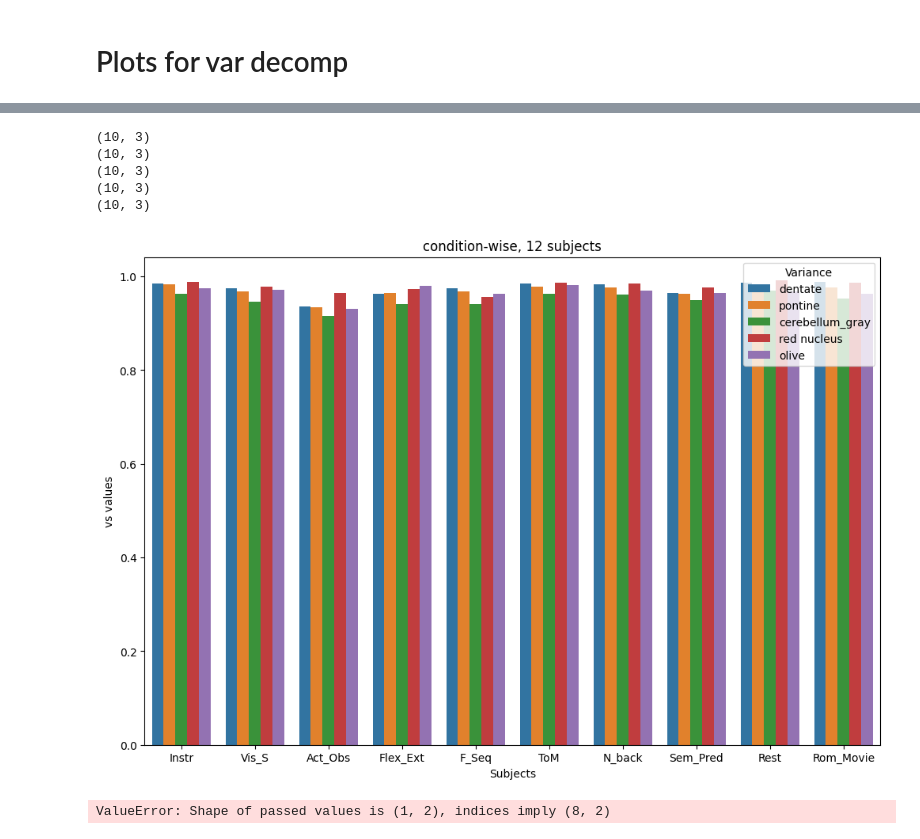
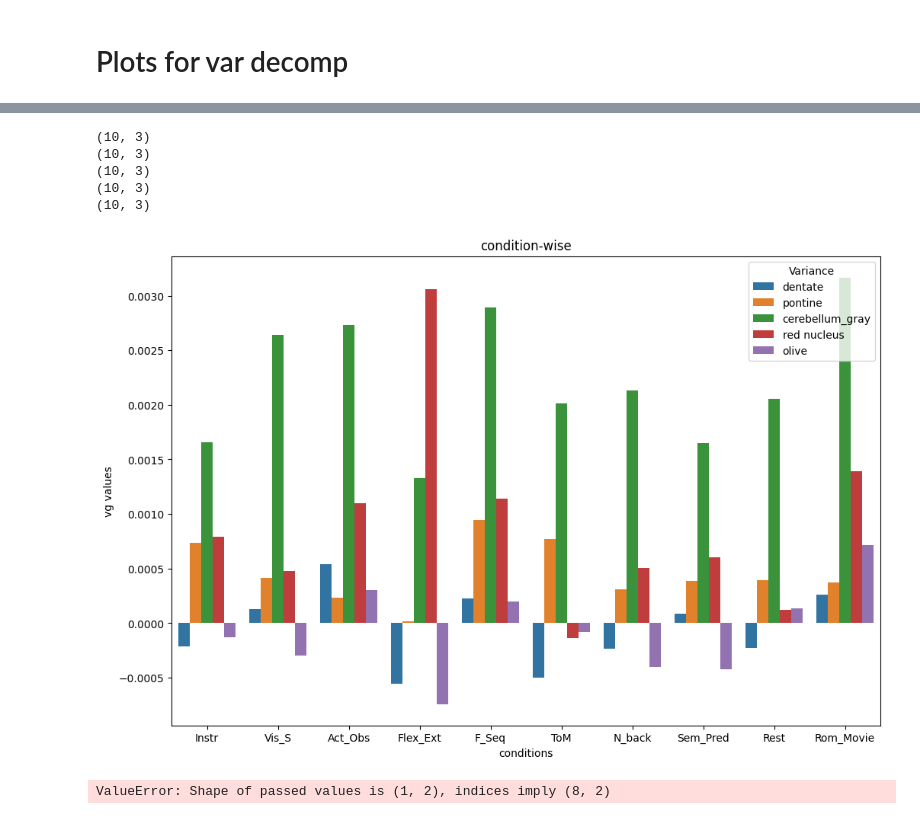
Before and after one commit to DiedrichsenLab/Pontine7T, a Jupyter notebook: notebooks/plots_decomp_var.ipynb, the cells around one changed output, grey strips where cells are left out. Cells and saved outputs as stored; diff of their text form; code cells hidden in the pictures.

```diff
--- a/notebooks/plots_decomp_var.ipynb
+++ b/notebooks/plots_decomp_var.ipynb
@@ -413,11 +441,11 @@ print(tensor_mean_subtract_o.shape)
 #variances_r_no_inst= decompose_pattern_into_group_indiv_noise(tensor_mean_subtract_r, criterion='global')
 #variances_o_no_inst= decompose_pattern_into_group_indiv_noise(tensor_mean_subtract_o, criterion='global')
 
-variances_d= decompose_pattern_into_group_indiv_noise(tensor_mean_subtract_d, criterion='condition_wise')
-variances_p= decompose_pattern_into_group_indiv_noise(tensor_mean_subtract_p, criterion='condition_wise')
-variances_c= decompose_pattern_into_group_indiv_noise(tensor_mean_subtract_c, criterion='condition_wise')
-variances_r= decompose_pattern_into_group_indiv_noise(tensor_mean_subtract_r, criterion='condition_wise')
-variances_o= decompose_pattern_into_group_indiv_noise(tensor_mean_subtract_o, criterion='condition_wise')
+variances_d= decompose_pattern_into_group_indiv_noise(tensor_mean_subtract_d, criterion='global')
+variances_p= decompose_pattern_into_group_indiv_noise(tensor_mean_subtract_p, criterion='global')
+variances_c= decompose_pattern_into_group_indiv_noise(tensor_mean_subtract_c, criterion='global')
+variances_r= decompose_pattern_into_group_indiv_noise(tensor_mean_subtract_r, criterion='global')
+variances_o= decompose_pattern_into_group_indiv_noise(tensor_mean_subtract_o, criterion='global')
 
 #var_diff_d = variances_d_no_inst - variances_d
 #var_diff_p = variances_p_no_inst - variances_p
@@ -442,15 +461,15 @@ import pandas as pd
 
 # Assuming variances_d, variances_p, variances_o, variances_r are defined
 
-var_d_normalized = numpy.zeros((10,3)) #(10,3) means 10 rows, 3 variances; (1,3) means 1 row, 3 variances, etc
-var_p_normalized = numpy.zeros((10,3))
-var_c_normalized = numpy.zeros((10,3))
-var_o_normalized = numpy.zeros((10,3))
-var_r_normalized = numpy.zeros((10,3))
+var_d_normalized = numpy.zeros((1,3)) #(10,3) means 10 rows, 3 variances; (1,3) means 1 row, 3 variances, etc
+var_p_normalized = numpy.zeros((1,3))
+var_c_normalized = numpy.zeros((1,3))
+var_o_normalized = numpy.zeros((1,3))
+var_r_normalized = numpy.zeros((1,3))
 
 print(var_c_normalized.shape)
 
-for i in range(10):
+for i in range(1):
     row_sum_d = numpy.sum(variances_d[i])
     var_d_normalized[i] = variances_d[i]/row_sum_d
 
@@ -468,5 +487,5 @@ for i in range(10):
 
 print(var_o_normalized[0][0] + var_o_normalized[0][1] + var_o_normalized[0][2])
 
-print(var_c_normalized)
+print(var_d_normalized)
 # %% [output]
@@ -485,40 +495,40 @@ print(var_c_normalized)
 # %%
 # plot variances per roi (each variance separately: vg (0), vs (1), ve(2)), mean subtracted, for condition or for subject
 data = {
-   # 'Subjects': ['S_98','S97', 'S_96', 'S_95', 'S_1', 'S_3','S_4','S_7','S_8','S_9','S10','S12'],
+    #'Subjects': ['S_98','S97', 'S_96', 'S_95', 'S_1', 'S_3','S_4','S_7','S_8','S_9','S10','S12', 'S14', 'S17'],
     'conditions': ["Instr","Vis_S", "Act_Obs", "Flex_Ext", "F_Seq", "ToM", "N_back", "Sem_Pred", "Rest", "Rom_Movie"],
-    'dentate': var_d_normalized[:,2],
-    'pontine': var_p_normalized[:,2],
-    'cerebellum_gray': var_c_normalized[:,2],
-    'red nucleus': var_r_normalized[:,2],
-    'olive': var_o_normalized[:,2]
+    'dentate': var_d_normalized[:,0],
+    'pontine': var_p_normalized[:,0],
+    'cerebellum_gray': var_c_normalized[:,0],
+    'red nucleus': var_r_normalized[:,0],
+    'olive': var_o_normalized[:,0]
 }
 
 print(var_o_normalized.shape)
 print(var_d_normalized.shape)
 print(var_c_normalized.shape)
 print(var_p_normalized.shape)
 print(var_r_normalized.shape)
 
 df = pandas.DataFrame(data)
 
 #seaborn process
 df_melted = pandas.melt(df, id_vars=['conditions'], var_name='Variance', value_name='Value')
 
 plt.figure(figsize=(12, 8))
 sns.barplot(x='conditions', y='Value', hue='Variance', data=df_melted)
-plt.xlabel('Subjects')
-plt.ylabel('vs values')
-plt.title('condition-wise, 12 subjects')
+plt.xlabel('conditions')
+plt.ylabel('vg values')
+plt.title('condition-wise')
 plt.legend(title='Variance', loc='upper right')
 plt.show()
 # %% [output]
 (10, 3)
 (10, 3)
 (10, 3)
 (10, 3)
 (10, 3)
-[figure, old version]
+[figure, new version]
 # %%
 #Plot subject-wise variance per ROI
 
```
Also changed, not shown: parts of 9 cells of this notebook, 3 other files.
